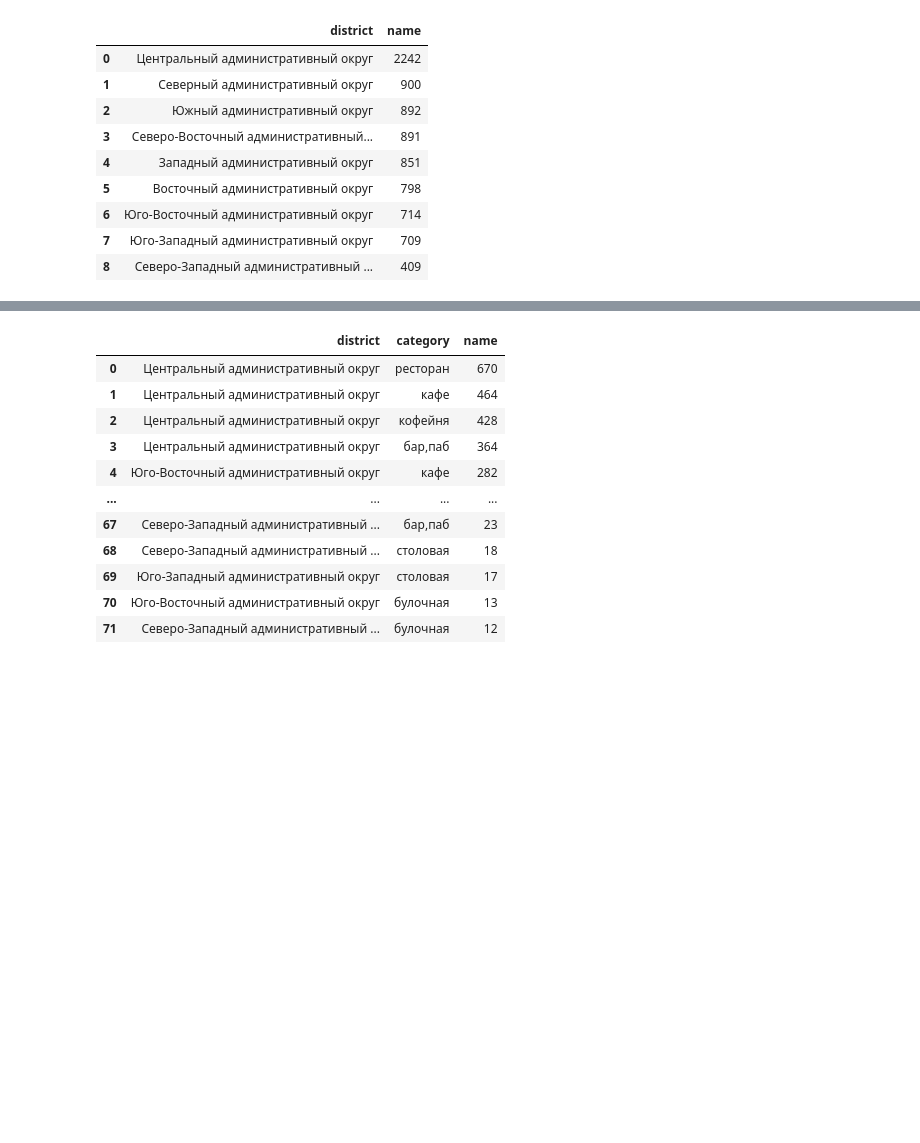
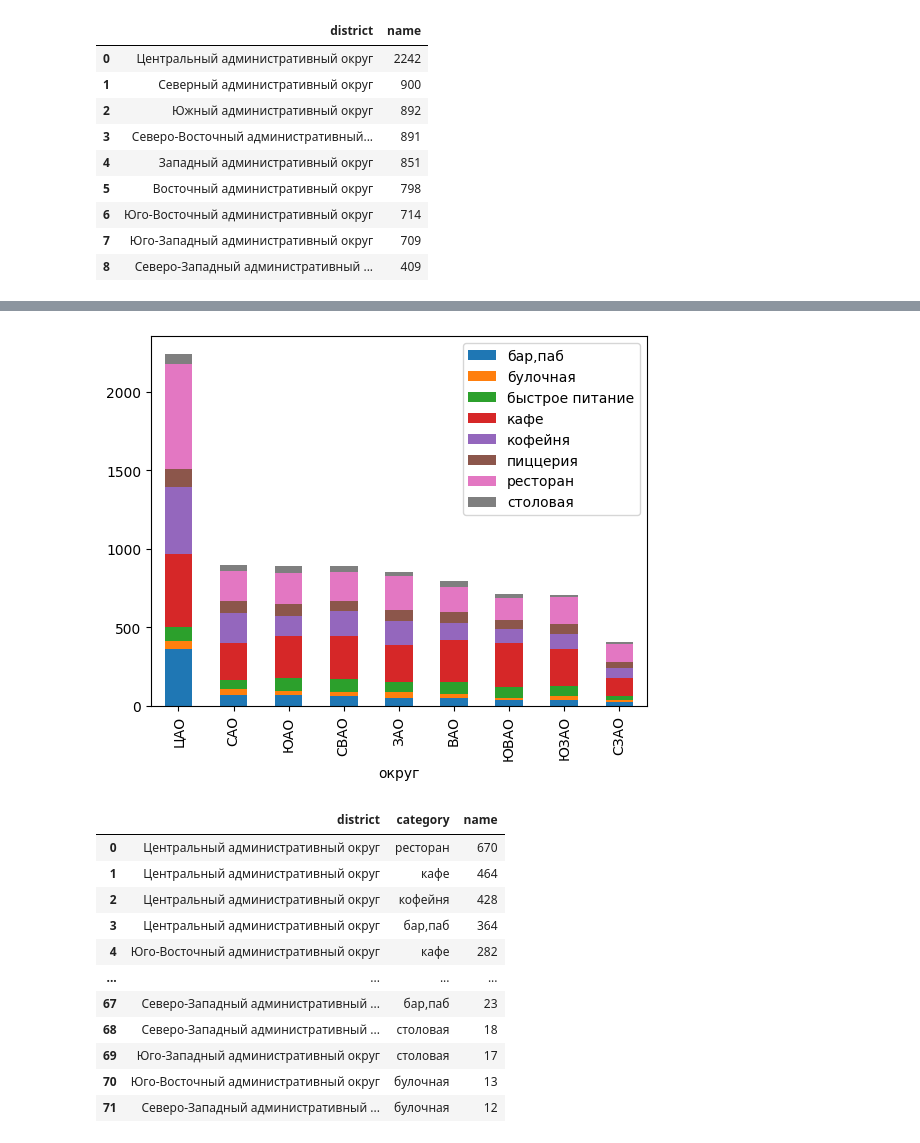
Before and after one commit to akirionenko/research-of-the-public-catering-market-in-Moscow-, a Jupyter notebook: проект_11.ipynb, the cells around one changed output, grey strips where cells are left out. Saved outputs shown, nothing was run; the diff lists cells and outputs as text; code cells hidden in the pictures; blank space fills up the shorter version.

```diff
--- a/проект_11.ipynb
+++ b/проект_11.ipynb
@@ -315,3 +315,12 @@ data_ds
 | 6 | Юго-Восточный административный округ | 714 | 38 | 13 | 67 | 282 | 89 | 55 | 145 | 25 |
 | 7 | Юго-Западный административный округ | 709 | 38 | 27 | 61 | 238 | 96 | 64 | 168 | 17 |
 | 8 | Северо-Западный административный ... | 409 | 23 | 12 | 30 | 115 | 62 | 40 | 109 | 18 |
+# %%
+data_ds = data_ds.replace(['Центральный административный округ', 'Северный административный округ', 'Южный административный округ',\
+                           'Северо-Восточный административный округ', 'Западный административный округ', 'Восточный административный округ',\
+                           'Юго-Восточный административный округ', 'Юго-Западный административный округ','Северо-Западный административный округ'],\
+                          ['ЦАО', 'САО', 'ЮАО', 'СВАО', 'ЗАО', 'ВАО', 'ЮВАО', 'ЮЗАО', 'СЗАО'])
+# %%
+data_ds[['округ', 'бар,паб', 'булочная',  'быстрое питание', 'кафе', 'кофейня', 'пиццерия', 'ресторан', 'столовая' ]].plot(x='округ', kind='bar', stacked= True);
+# %% [output]
+[figure, added]
```
Also changed, not shown: parts of 3 cells of this notebook.
